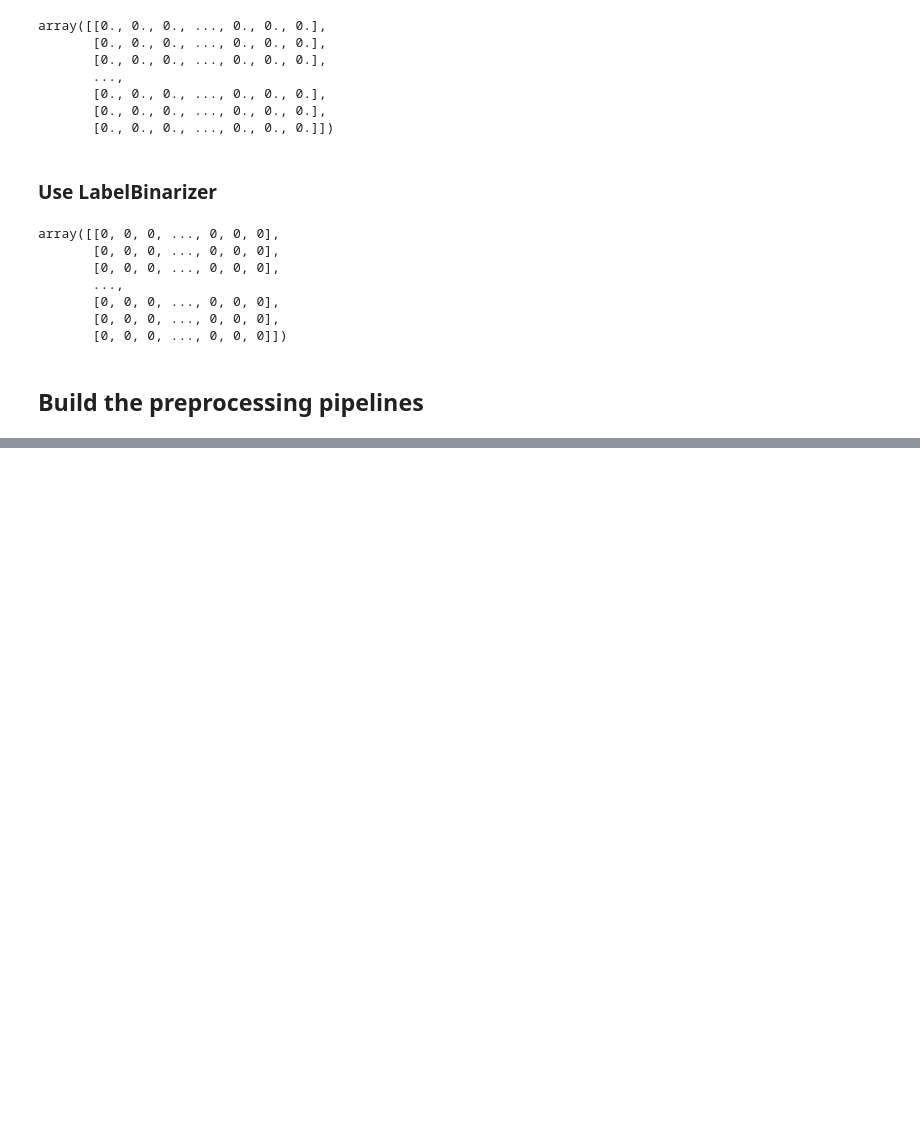
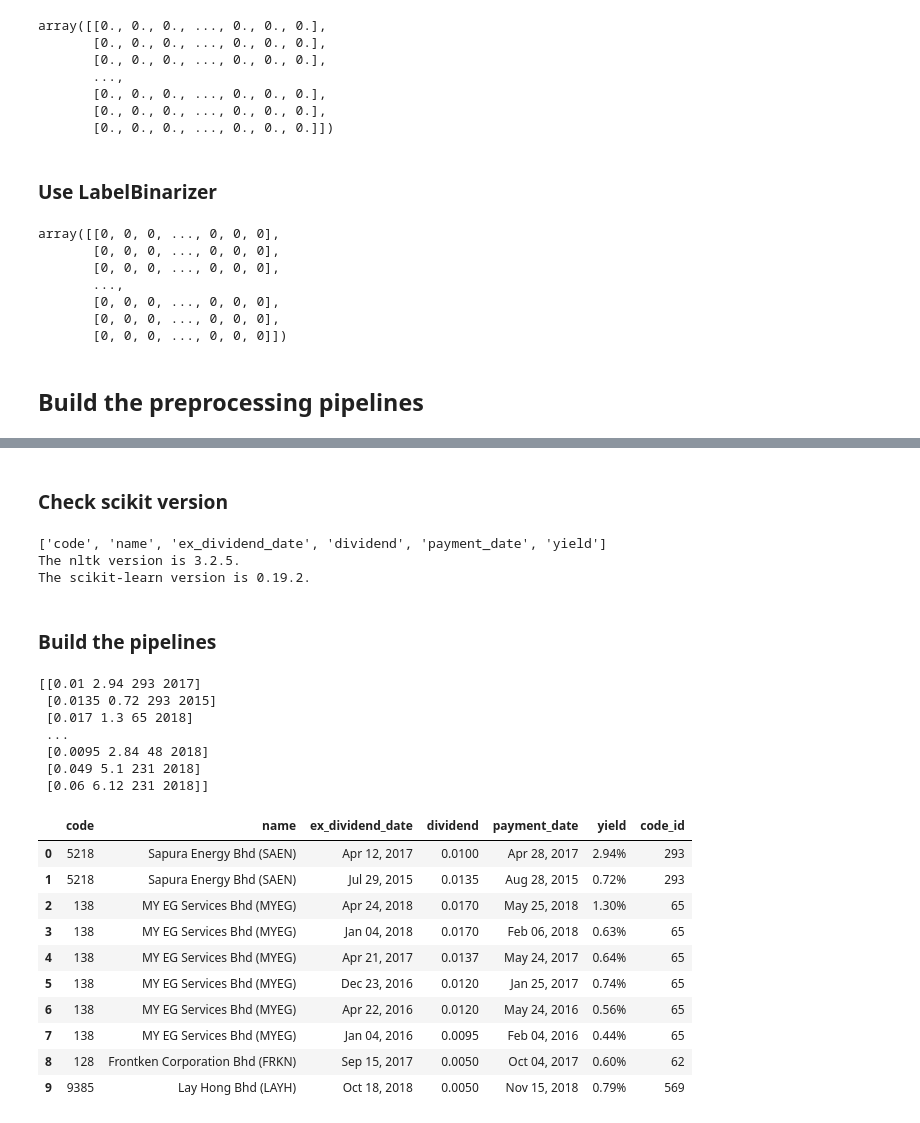
Before and after one commit to mengwangk/ai-playground, a Jupyter notebook: notebook/KLSE_preprocess.ipynb, the cells around one changed output, grey strips where cells are left out. Cells and saved outputs as stored; diff of their text form; code cells hidden in the pictures; blank space fills up the shorter version.

```diff
--- a/notebook/KLSE_preprocess.ipynb
+++ b/notebook/KLSE_preprocess.ipynb
@@ -186,0 +224,10 @@ array([[0, 0, 0, ..., 0, 0, 0],
+# %%
+# Create a class to select numerical or categorical columns
+# since Scikit-Learn doesn't handle DataFrames yet
+class DataFrameSelector(BaseEstimator, TransformerMixin):
+    def __init__(self, attribute_names):
+        self.attribute_names = attribute_names
+    def fit(self, X, y=None):
+        return self
+    def transform(self, X):
+        return X[self.attribute_names].values
@@ -186,0 +288,70 @@ array([[0, 0, 0, ..., 0, 0, 0],
+# %% [markdown]
+### Check scikit version
+# %%
+print(list(df_dividends))
+import nltk
+import sklearn
+
+print('The nltk version is {}.'.format(nltk.__version__))
+print('The scikit-learn version is {}.'.format(sklearn.__version__))
+# %% [output]
+['code', 'name', 'ex_dividend_date', 'dividend', 'payment_date', 'yield']
+The nltk version is 3.2.5.
+The scikit-learn version is 0.19.2.
+# %% [markdown]
+### Build the pipelines
+# %%
+from sklearn.pipeline import Pipeline
+from sklearn.preprocessing import StandardScaler, MinMaxScaler
+from future_encoders import OneHotEncoder
+
+df_dividends = pd.read_csv('../dataset/KLSE_dividends_investing.csv')
+df_dividends['code_id'] = df_dividends.groupby('code').ngroup()
+#df_dividends.groupby(['code_id','year']).agg({'amount': np.sum})
+
+standard_attribs = list(df_dividends)
+code_attrib = ["code"]
+
+#print(standard_attribs)
+# print(df_dividends)
+
+standard_pipeline = Pipeline([
+        ('selector', DataFrameSelector(standard_attribs)),
+        ('preprocessor', KlseDataPreprocessor()),
+        ('scaler', StandardScaler()),
+    ])
+
+code_pipeline = Pipeline([
+        ('selector', DataFrameSelector(code_attrib)),
+        ('code_encoder', OneHotEncoder(sparse=False))
+    ])
+
+from sklearn.pipeline import FeatureUnion
+
+full_pipeline = FeatureUnion(transformer_list=[
+        ("standard_attribs", standard_pipeline)
+    ])
+
+df_prepared = full_pipeline.fit_transform(df_dividends)
+df_prepared
+
+df_dividends.head(10)
+# %% [output]
+[[0.01 2.94 293 2017]
+ [0.0135 0.72 293 2015]
+ [0.017 1.3 65 2018]
+ ...
+ [0.0095 2.84 48 2018]
+ [0.049 5.1 231 2018]
+ [0.06 6.12 231 2018]]
+|  | code | name | ex_dividend_date | dividend | payment_date | yield | code_id |
+| 0 | 5218 | Sapura Energy Bhd (SAEN) | Apr 12, 2017 | 0.0100 | Apr 28, 2017 | 2.94% | 293 |
+| 1 | 5218 | Sapura Energy Bhd (SAEN) | Jul 29, 2015 | 0.0135 | Aug 28, 2015 | 0.72% | 293 |
+| 2 | 138 | MY EG Services Bhd (MYEG) | Apr 24, 2018 | 0.0170 | May 25, 2018 | 1.30% | 65 |
+| 3 | 138 | MY EG Services Bhd (MYEG) | Jan 04, 2018 | 0.0170 | Feb 06, 2018 | 0.63% | 65 |
+| 4 | 138 | MY EG Services Bhd (MYEG) | Apr 21, 2017 | 0.0137 | May 24, 2017 | 0.64% | 65 |
+| 5 | 138 | MY EG Services Bhd (MYEG) | Dec 23, 2016 | 0.0120 | Jan 25, 2017 | 0.74% | 65 |
+| 6 | 138 | MY EG Services Bhd (MYEG) | Apr 22, 2016 | 0.0120 | May 24, 2016 | 0.56% | 65 |
+| 7 | 138 | MY EG Services Bhd (MYEG) | Jan 04, 2016 | 0.0095 | Feb 04, 2016 | 0.44% | 65 |
+| 8 | 128 | Frontken Corporation Bhd (FRKN) | Sep 15, 2017 | 0.0050 | Oct 04, 2017 | 0.60% | 62 |
+| 9 | 9385 | Lay Hong Bhd (LAYH) | Oct 18, 2018 | 0.0050 | Nov 15, 2018 | 0.79% | 569 |
```
Also changed, not shown: parts of 13 cells of this notebook, 4 other files.
